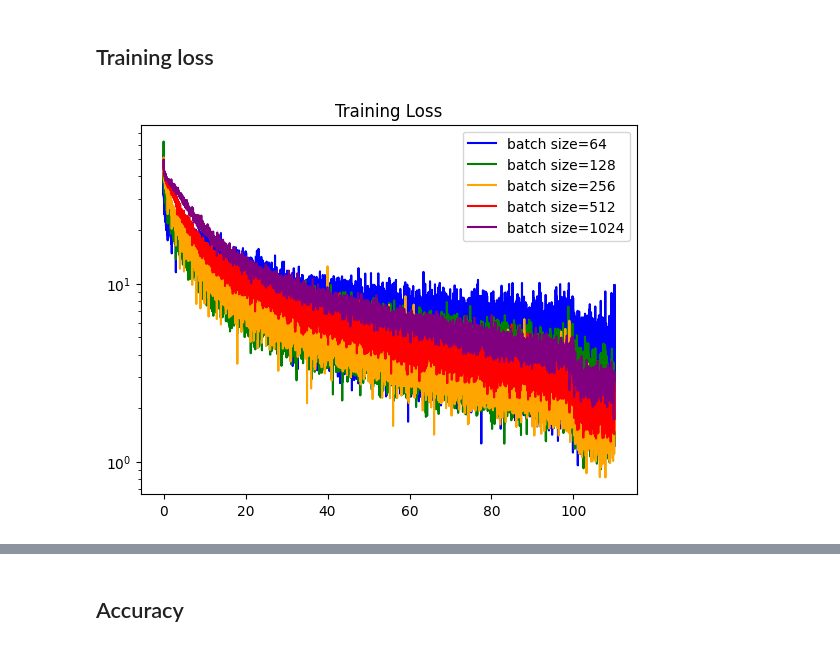
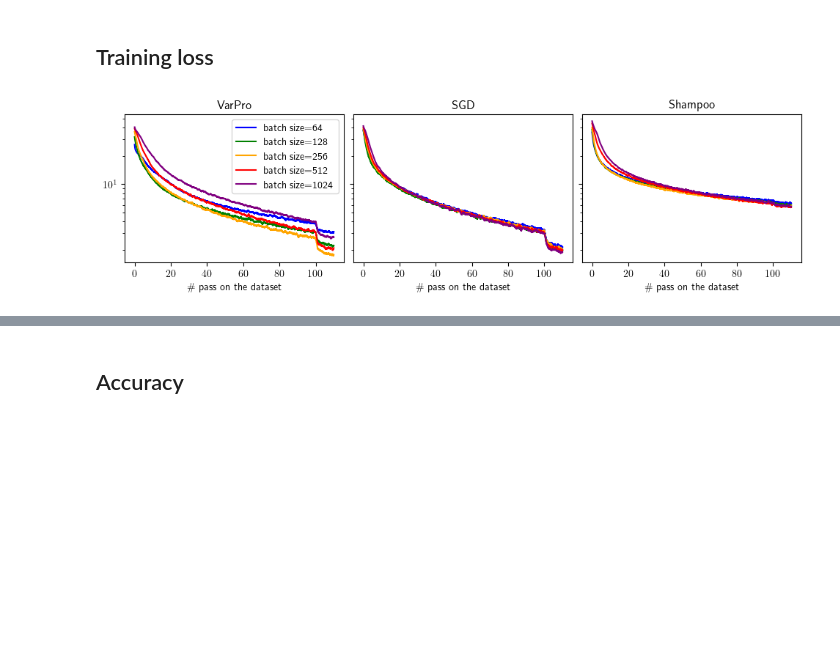
Before and after one commit to rbarboni/VarPro, a Jupyter notebook: Results_resnet.ipynb, the cells around one changed output, grey strips where cells are left out. Cells and saved outputs as stored; diff of their text form; code cells hidden in the pictures; blank space fills up the shorter version.

```diff
--- a/Results_resnet.ipynb
+++ b/Results_resnet.ipynb
@@ -6,6 +6,8 @@ from tqdm import tqdm
 import numpy as np
 
 import matplotlib.pyplot as plt
+# %%
+plt.rcParams.update({"pdf.fonttype": 42, 'text.usetex': True})
 # %% [markdown]
 # ResNet20 on CIFAR10
 # %%
@@ -40,12 +42,46 @@ for bs in tqdm(bs_list):
 # %% [markdown]
 ## Training loss
 # %%
+p=0.3
+fig, ax = plt.subplots(1, 3, figsize=(32 * p, 9 * p), constrained_layout=True, sharey=True)
+
 for bs in bs_list:
     loss_list = dict_varprom[bs]['loss_list']
-    time = np.linspace(0, 110, len(loss_list))
-    plt.plot(time, loss_list, label=f'batch size={bs}', color=color_dict[bs])
-plt.legend()
-plt.title('Training Loss')
-plt.yscale('log')
+    window =  np.lib.stride_tricks.sliding_window_view(loss_list, int(len(loss_list)/110))
+    mean = np.mean(window, axis=-1)
+    time = np.linspace(0, 110, len(mean))
+    ax[0].plot(time, mean, label=f'batch size={bs}', color=color_dict[bs])
+
+    loss_list = dict_sgdm[bs]['loss_list']
+    window =  np.lib.stride_tricks.sliding_window_view(loss_list, int(len(loss_list)/110))
+    mean = np.mean(window, axis=-1)
+    time = np.linspace(0, 110, len(mean))
+    ax[1].plot(time, mean, color=color_dict[bs])
+
+    loss_list = dict_shampoo[bs]['loss_list']
+    window =  np.lib.stride_tricks.sliding_window_view(loss_list, int(len(loss_list)/110))
+    mean = np.mean(window, axis=-1)
+    time = np.linspace(0, 110, len(mean))
+    ax[2].plot(time, mean, color=color_dict[bs])
+
+
+ax[0].legend()
+ax[0].set_yscale('log')
+ax[0].set_xlabel('$\#$ pass on the dataset')
+ax[0].set_title('VarPro')
+
+ax[1].set_xlabel('$\#$ pass on the dataset')
+ax[1].set_title('SGD')
+#ax[1].yaxis.tick_right()
+#ax[1].yaxis.set_label_position("right")
+
+ax[2].set_xlabel('$\#$ pass on the dataset')
+ax[2].set_title('Shampoo')
+
+fig.subplots_adjust(hspace=0)
+
+#fig.savefig('resnet_risk.pdf', format='pdf', bbox_inches='tight')
+
+#plt.title('Evolution of the reduced risk during training')
 # %% [output]
-[figure, old version]
+[figure, new version]
```
Also changed, not shown: parts of 6 cells of this notebook, 4 other files.
